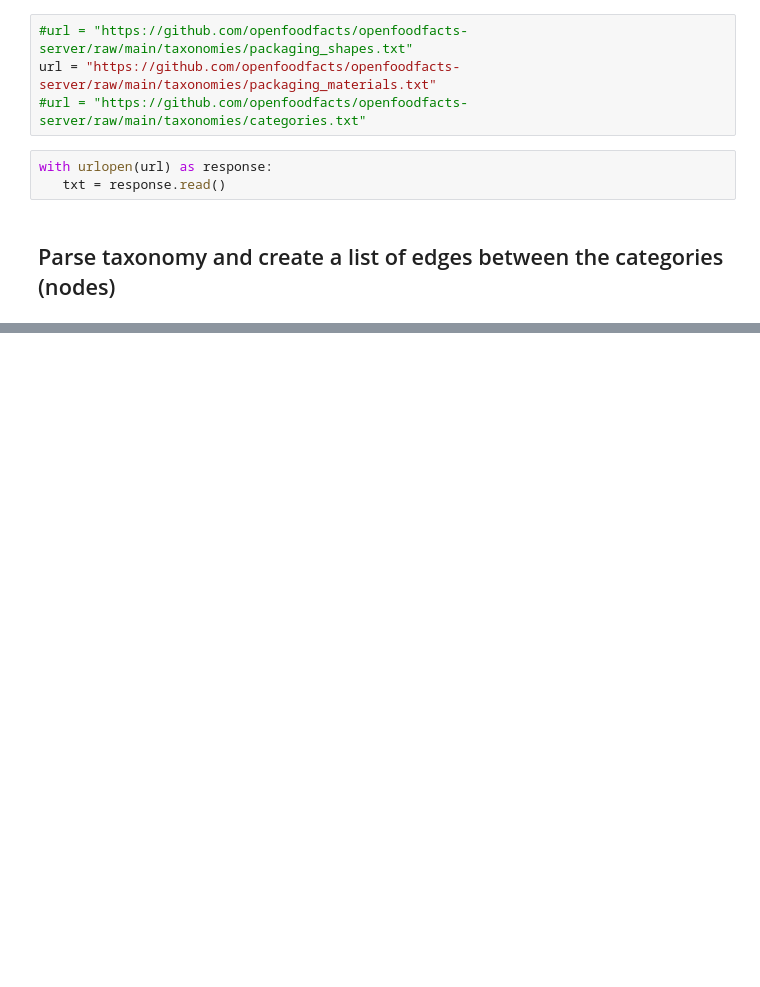
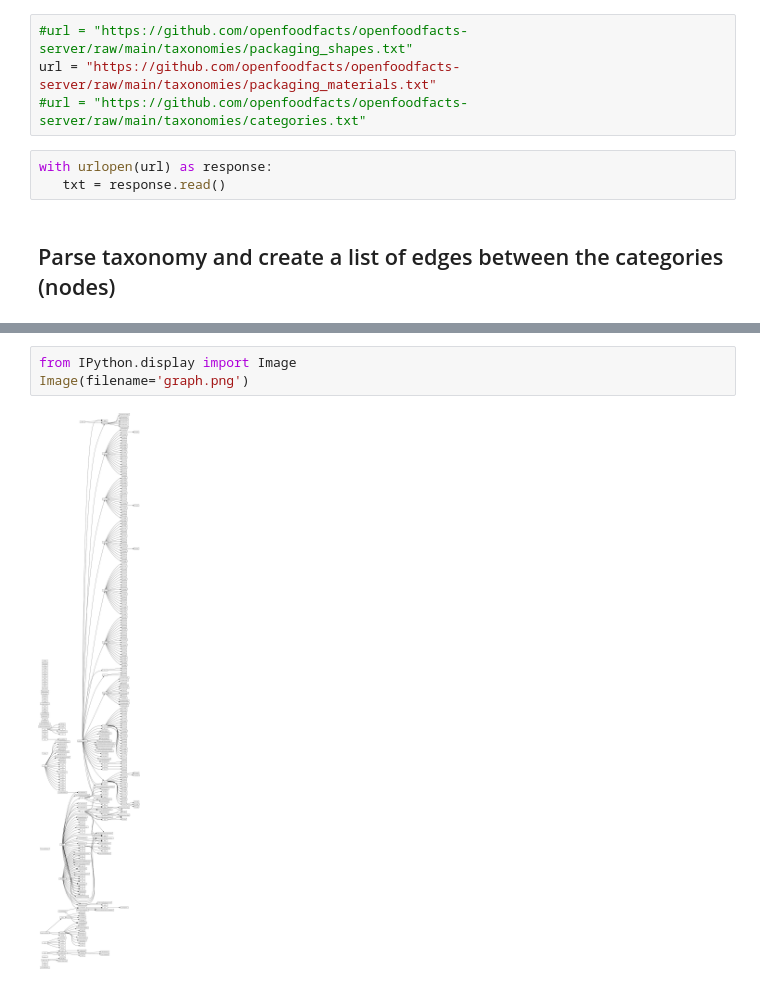
Before and after one commit to goerlitz/openfoodfacts-data-analysis, a Jupyter notebook: notebooks/10_analyze_taxonomy.ipynb, the cells around one changed output, grey strips where cells are left out. Saved outputs shown, nothing was run; the diff lists cells and outputs as text; blank space fills up the shorter version.

```diff
--- a/notebooks/10_analyze_taxonomy.ipynb
+++ b/notebooks/10_analyze_taxonomy.ipynb
@@ -79,0 +117,5 @@ mm(graph)
+# %%
+from IPython.display import Image
+Image(filename='graph.png')
+# %% [output]
+[figure, added]
```
Also changed, not shown: parts of 11 cells of this notebook, 1 other file.
